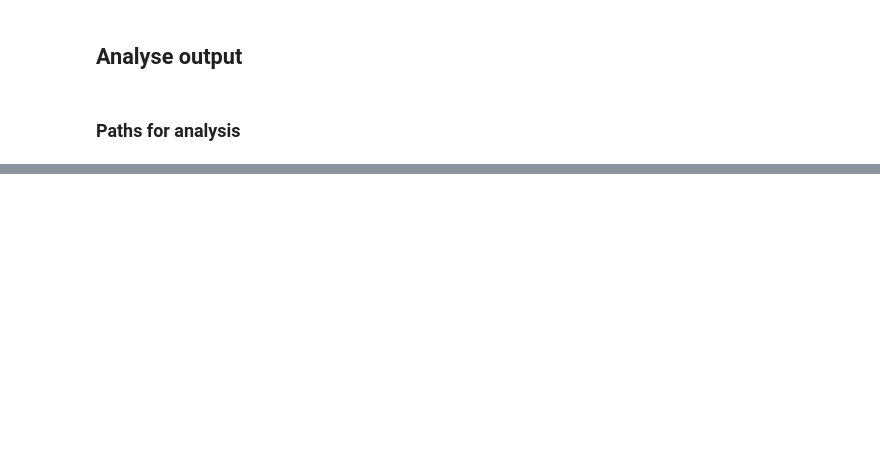
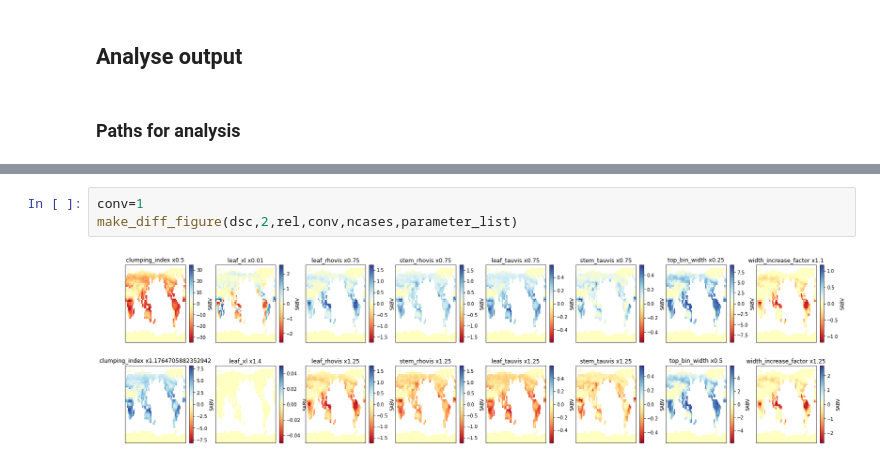
Before and after one commit to rosiealice/fates-global-cal, a Jupyter notebook: jupyter_ppe_scripts/generic_ensemble_script.ipynb, the cells around one changed output, grey strips where cells are left out. Saved outputs shown, nothing was run; the diff lists cells and outputs as text; blank space fills up the shorter version.

```diff
--- a/jupyter_ppe_scripts/generic_ensemble_script.ipynb
+++ b/jupyter_ppe_scripts/generic_ensemble_script.ipynb
@@ -663,0 +709,5 @@ if doanalysis ==1:
+# %%
+conv=1
+make_diff_figure(dsc,2,rel,conv,ncases,parameter_list)
+# %% [output]
+[figure, added]
```
Also changed, not shown: parts of 55 cells of this notebook.
